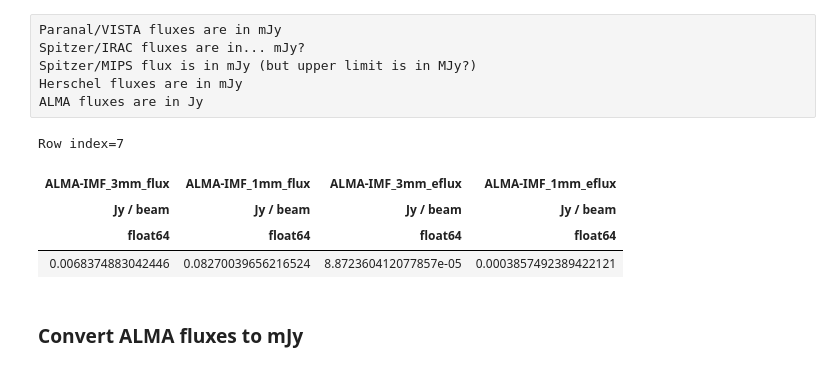
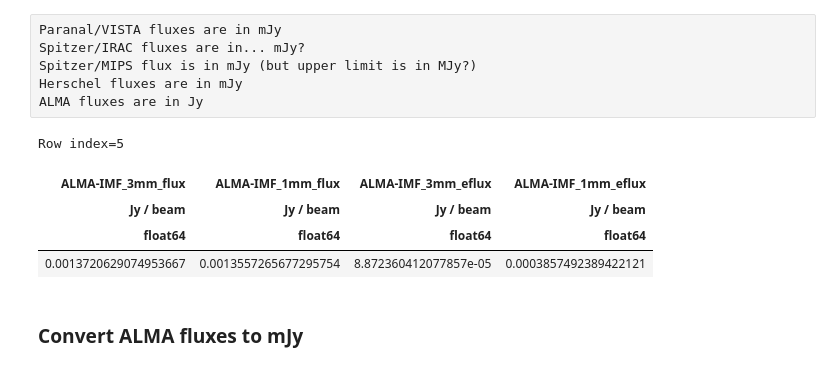
Before and after one commit to keflavich/SPICY_ALMAIMF, a Jupyter notebook: BriceTingle/Table Manipulation.ipynb, the cells around one changed output. Drawn from its saved outputs; the diff is of its cells as text; code cells hidden in the pictures.

```diff
--- a/BriceTingle/Table Manipulation.ipynb
+++ b/BriceTingle/Table Manipulation.ipynb
@@ -19,13 +41,13 @@ Spitzer/MIPS flux is in mJy (but upper limit is in MJy?)
 Herschel fluxes are in mJy
 ALMA fluxes are in Jy
 # %%
-tbl['ALMA-IMF_3mm_flux','ALMA-IMF_1mm_flux','ALMA-IMF_3mm_eflux','ALMA-IMF_1mm_eflux'][7]
+tbl['ALMA-IMF_3mm_flux','ALMA-IMF_1mm_flux','ALMA-IMF_3mm_eflux','ALMA-IMF_1mm_eflux'][5]
 # %% [output]
-Row index=7
+Row index=5
 | ALMA-IMF_3mm_flux | ALMA-IMF_1mm_flux | ALMA-IMF_3mm_eflux | ALMA-IMF_1mm_eflux |
 | Jy / beam | Jy / beam | Jy / beam | Jy / beam |
 | float64 | float64 | float64 | float64 |
-| 0.0068374883042446 | 0.08270039656216524 | 8.872360412077857e-05 | 0.0003857492389422121 |
+| 0.0013720629074953667 | 0.0013557265677295754 | 8.872360412077857e-05 | 0.0003857492389422121 |
 # %% [markdown]
 ### Convert ALMA fluxes to mJy
 # %%
```
Also changed, not shown: parts of 3 cells of this notebook, 6 other files.
